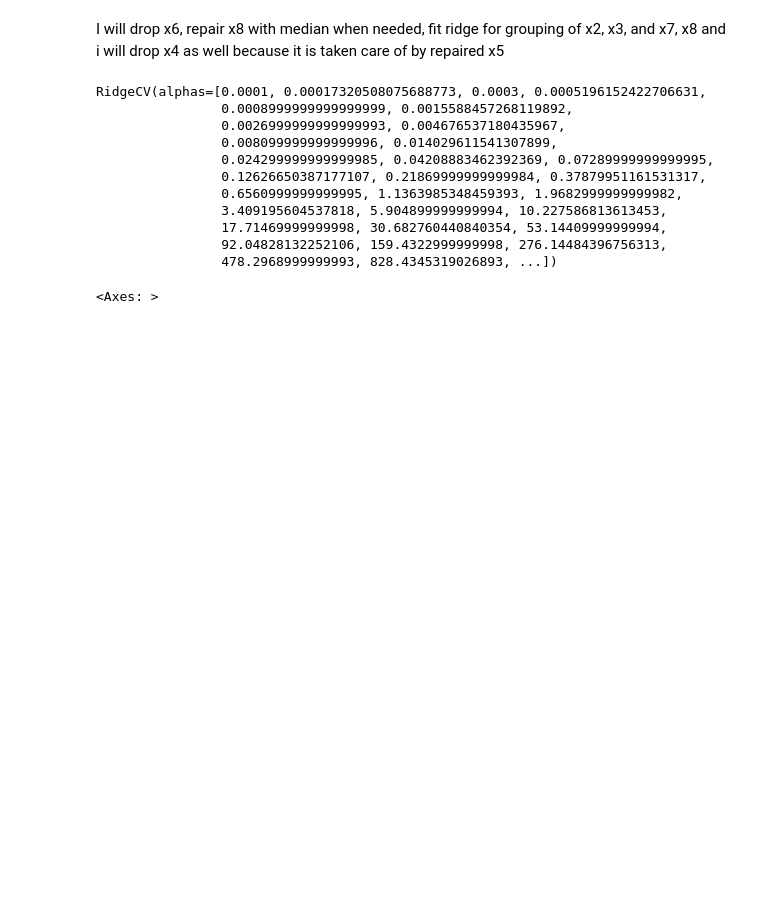
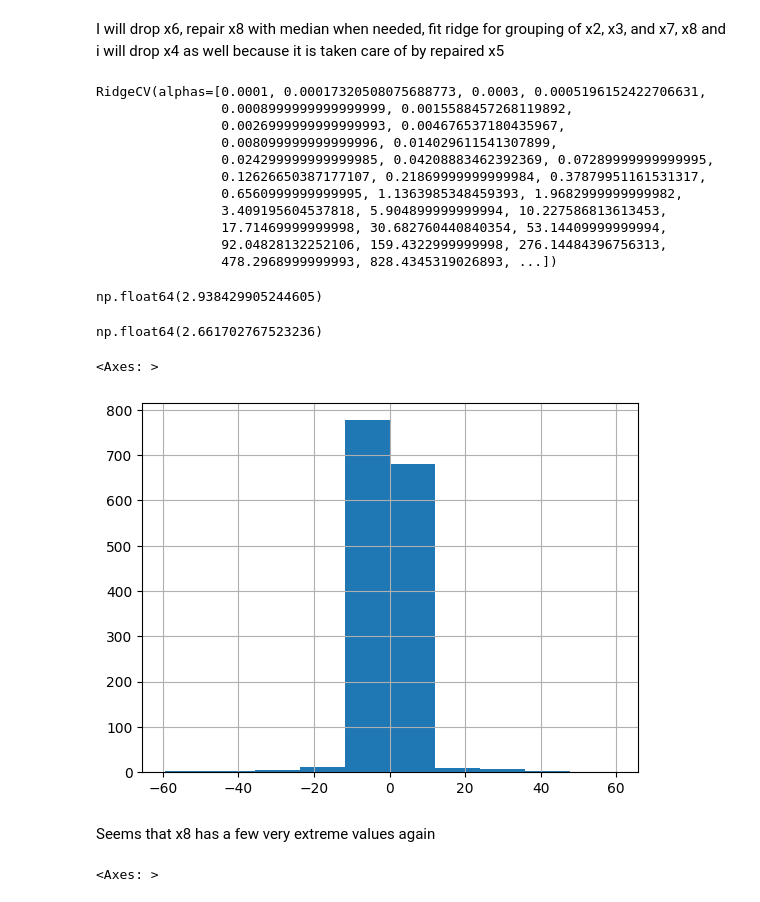
Before and after one commit to whiteraven37/AIML-lab1, a Jupyter notebook: Lab1/Lab1/PS/q5/q5more.ipynb, the cells around one changed output. Saved outputs shown, nothing was run; the diff lists cells and outputs as text; code cells hidden in the pictures; blank space fills up the shorter version.

```diff
--- a/Lab1/Lab1/PS/q5/q5more.ipynb
+++ b/Lab1/Lab1/PS/q5/q5more.ipynb
@@ -391,0 +405,4 @@ RidgeCV(alphas=[0.0001, 0.00017320508075688773, 0.0003, 0.0005196152422706631,
+# %%
+cv_mse
+# %% [output]
+np.float64(2.938429905244605)
@@ -392,7 +411,18 @@ RidgeCV(alphas=[0.0001, 0.00017320508075688773, 0.0003, 0.0005196152422706631,
+# %%
+test_mse
+# %% [output]
+np.float64(2.661702767523236)
 # %%
 # reading and standardizing test df
 
 test_df = pd.read_csv("test_X.csv")
+# %%
+test_df['x8'].hist()
+# %% [output]
+<Axes: >
+[figure, added]
+# %% [markdown]
+Seems that x8 has a few very extreme values again
 # %%
 small_df = test_df[abs(test_df['x8'])<5]
 small_df['x8'].hist()
```
Also changed, not shown: parts of 4 cells of this notebook, 8 other files.
